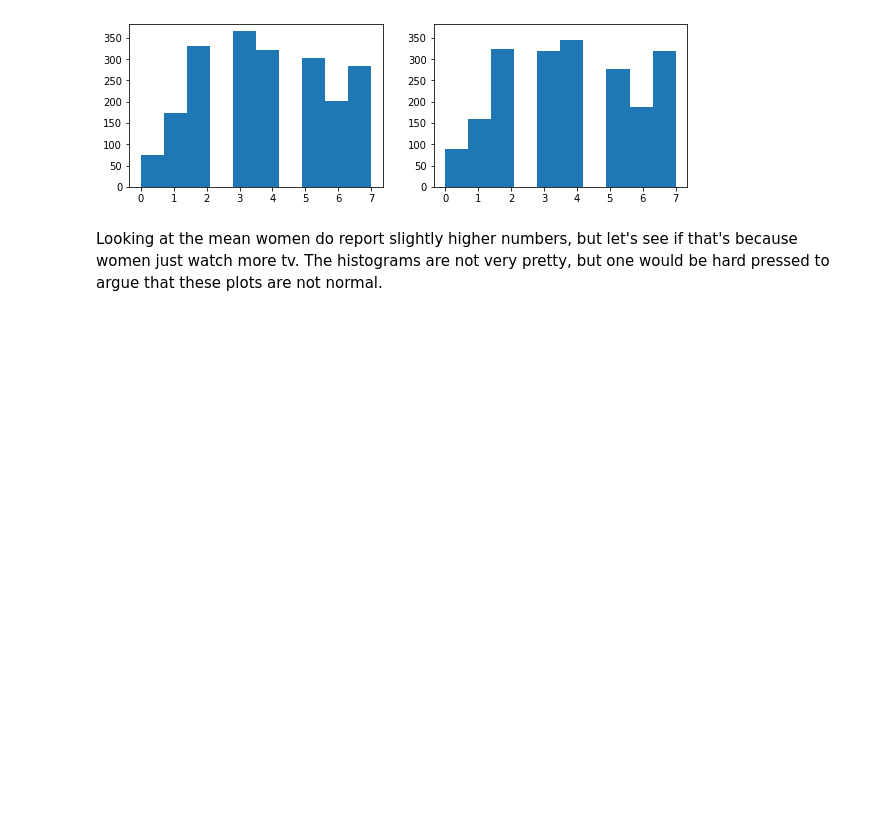
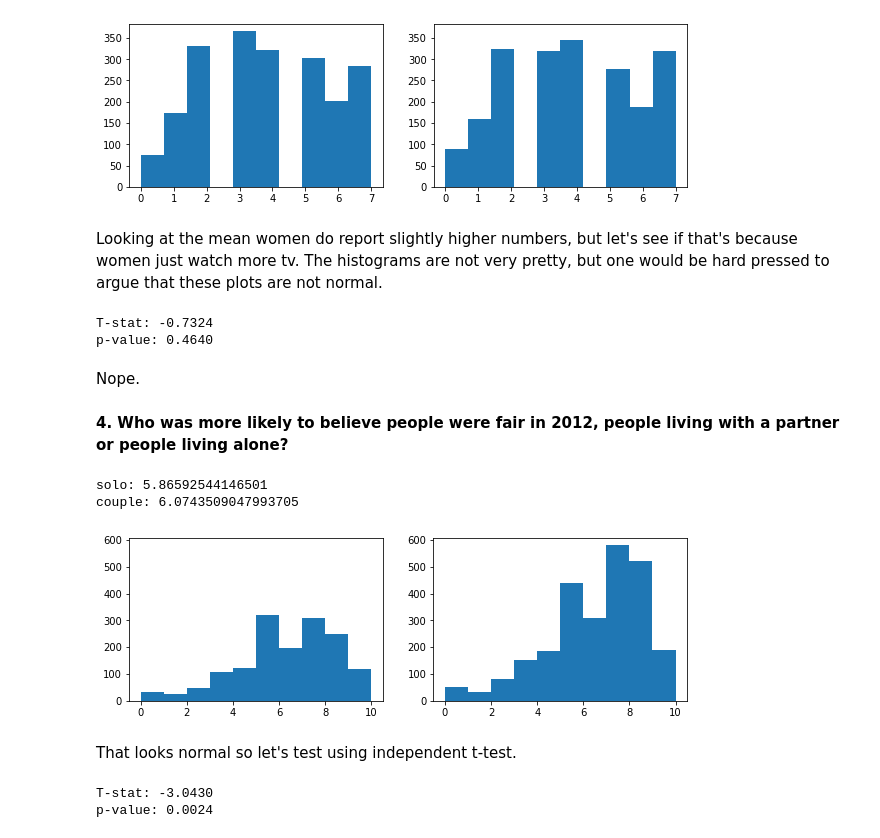
Before and after one commit to 26Jinx/Thinkful, a Jupyter notebook: Unit5/5_Advanced_Experimentation/Challenge.ipynb, the cells around one changed output. Saved outputs shown, nothing was run; the diff lists cells and outputs as text; code cells hidden in the pictures; blank space fills up the shorter version.

```diff
--- a/Unit5/5_Advanced_Experimentation/Challenge.ipynb
+++ b/Unit5/5_Advanced_Experimentation/Challenge.ipynb
@@ -268,4 +268,36 @@ Looking at the mean women do report slightly higher numbers, but let's see if th
 # %%
 # let's test for significance
 T, p = stats.ttest_ind(men_tv, women_tv)
-print('T-stat: %0.4f\np-value: %0.')
+print('T-stat: %0.4f\np-value: %0.4f' % (T, p))
+# %% [output]
+T-stat: -0.7324
+p-value: 0.4640
+# %% [markdown]
+Nope.
+# %% [markdown]
+__4. Who was more likely to believe people were fair in 2012, people living with a partner or people living alone?__
+# %%
+# filter data
+solo = df_2012['pplfair'].loc[df_2012['partner'] == 2]
+couple = df_2012['pplfair'].loc[df_2012['partner'] == 1]
+print('solo: {}\ncouple: {}'.format(solo.mean(), couple.mean()))
+# %% [output]
+solo: 5.86592544146501
+couple: 6.0743509047993705
+# %%
+plt.subplots(1, 2, figsize=(10, 3))
+ax1 = plt.subplot(121)
+plt.hist(solo)
+ax2 = plt.subplot(122, sharey=ax1)
+plt.hist(couple)
+plt.show()
+# %% [output]
+[figure, added]
+# %% [markdown]
+That looks normal so let's test using independent t-test.
+# %%
+T, p = stats.ttest_ind(solo, couple)
+print('T-stat: %0.4f\np-value: %0.4f' % (T, p))
+# %% [output]
+T-stat: -3.0430
+p-value: 0.0024
```
Also changed, not shown: parts of 16 cells of this notebook.
